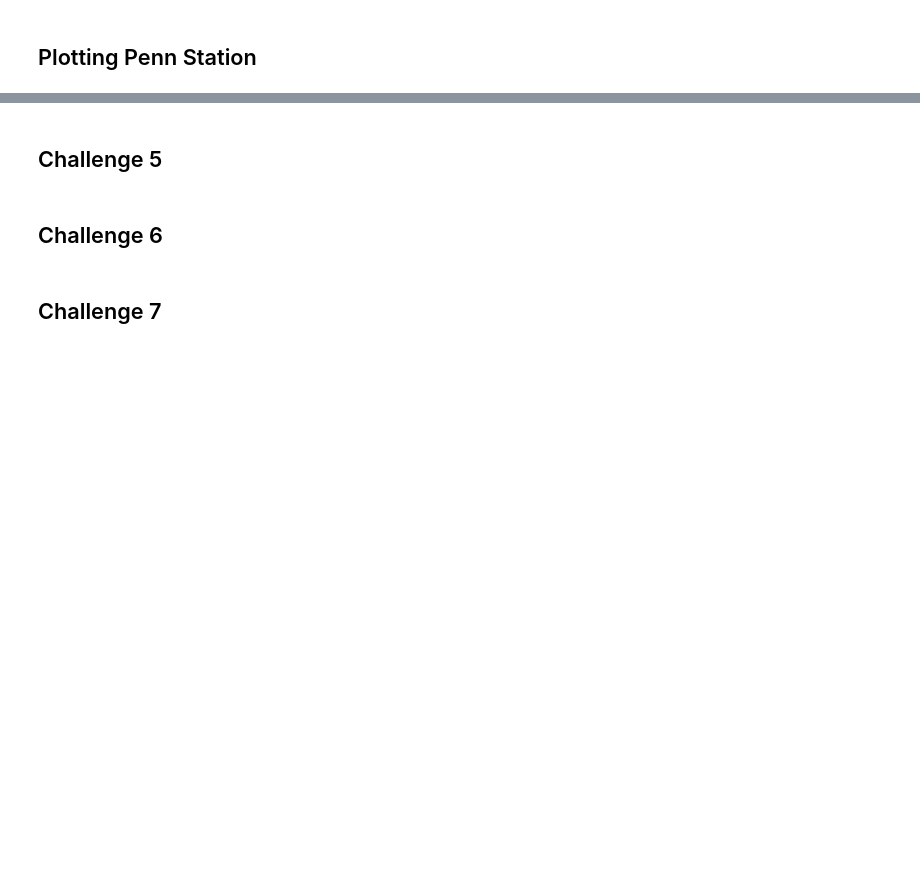
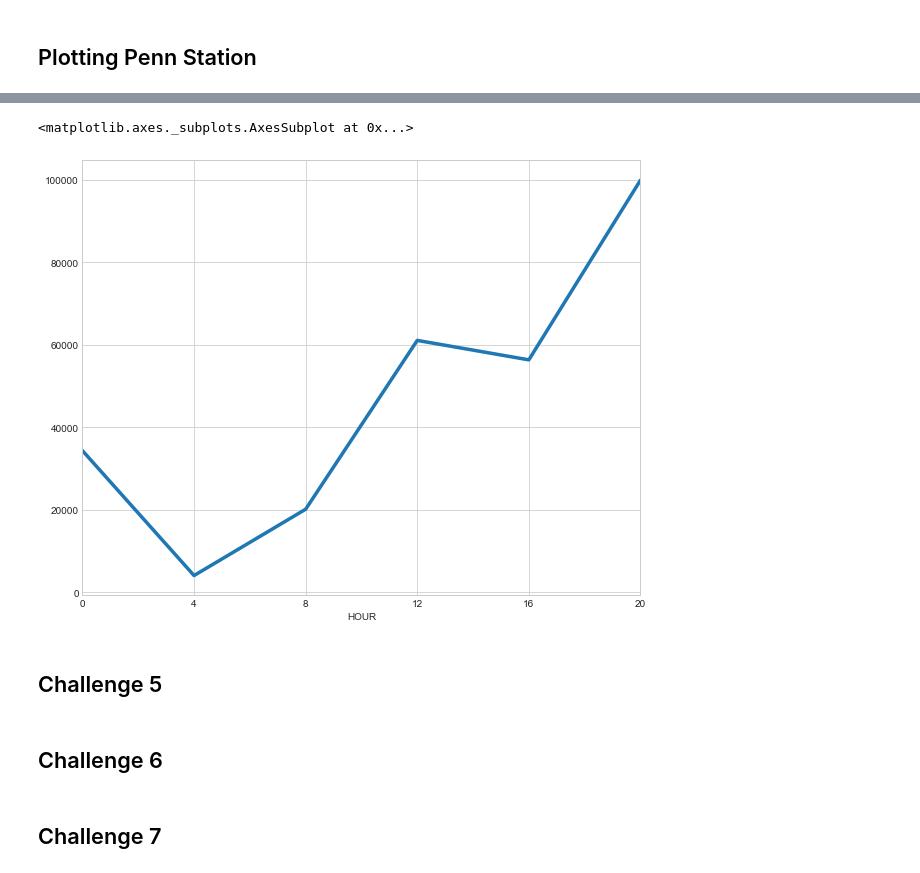
Before and after one commit to xvila/MTA-Turnstile-Data, a Jupyter notebook: Project Benson.ipynb, the cells around one changed output, grey strips where cells are left out. Drawn from its saved outputs; the diff is of its cells as text; code cells hidden in the pictures; blank space fills up the shorter version.

```diff
--- a/Project Benson.ipynb
+++ b/Project Benson.ipynb
@@ -307,3 +648,14 @@ topTechHourDF.groupby("TIME")
+# %%
+topNYCDFCleanHours = topNYCDF.loc[(topNYCDF.HOUR == 0) | (topNYCDF.HOUR == 4) |
+                (topNYCDF.HOUR == 8) | (topNYCDF.HOUR == 12) |
+                 (topNYCDF.HOUR == 16) | (topNYCDF.HOUR == 20)]
+# %%
+topNYCDFCleanHours1 = topNYCDFCleanHours.loc[(topNYCDFCleanHours.STATION == 'GRD CNTRL-42 ST') & (topNYCDFCleanHours.DAY == 3)].copy()
+topNYCCleanHourGroup = topNYCDFCleanHours1.groupby("HOUR").ENTRYCOUNT.sum()
+topNYCCleanHourGroup.plot(kind='line',figsize=customFig,linewidth=3.5,xticks=[0,4,8,12,16,20])
+# %% [output]
+<matplotlib.axes._subplots.AxesSubplot at 0x...>
+[figure, added]
 # %% [markdown]
 ## Challenge 5
 # %%
```
Also changed, not shown: parts of 54 cells of this notebook.
